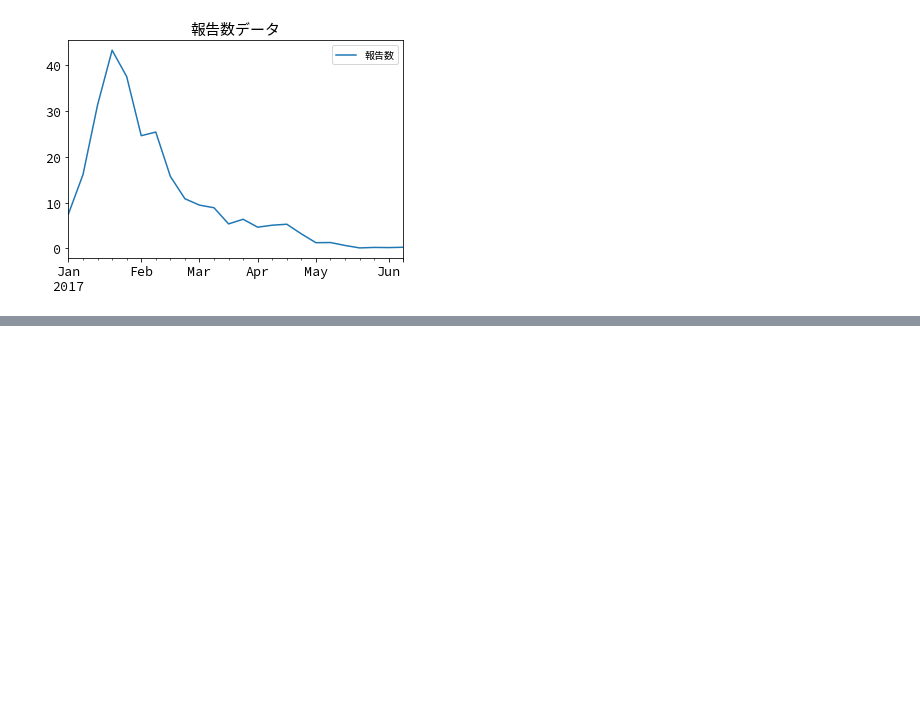
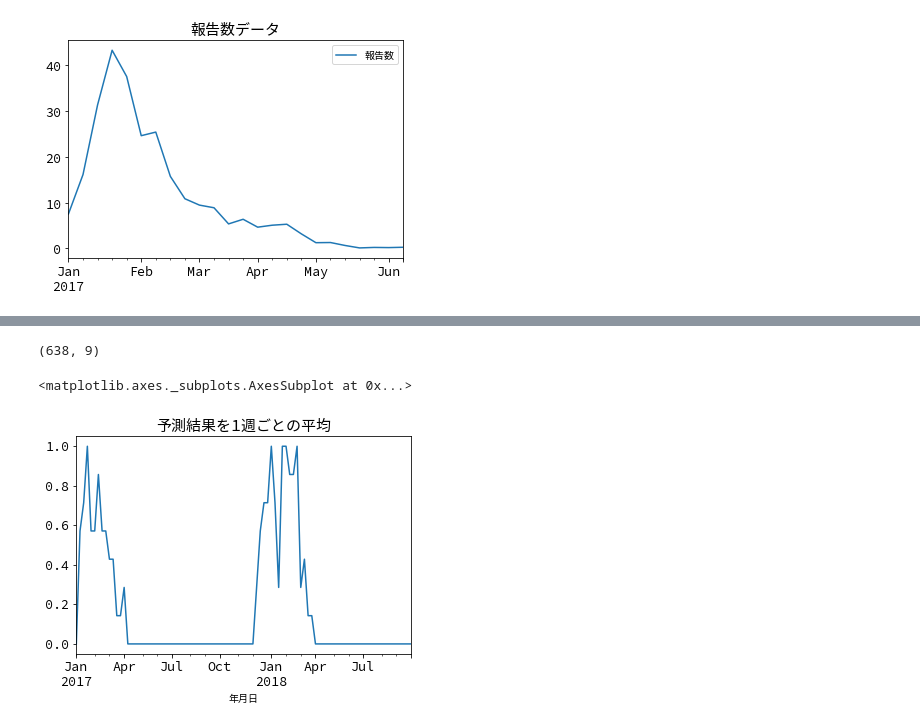
Before and after one commit to terapyon/python-machinelearning-tutorial, a Jupyter notebook: 5-prediction.ipynb, the cells around one changed output, grey strips where cells are left out. Saved outputs shown, nothing was run; the diff lists cells and outputs as text; code cells hidden in the pictures; blank space fills up the shorter version.

```diff
--- a/5-prediction.ipynb
+++ b/5-prediction.ipynb
@@ -216,3 +216,7 @@ df_2017.plot(title="報告数データ")
 # %% [output]
 <matplotlib.axes._subplots.AxesSubplot at 0x...>
 [figure]
+# %%
+df_weather2018 = pd.read_csv("data/気象庁千葉2018.csv", encoding='shift_jis', skiprows=3)
+# %%
+df_weather2018 = df_weather2018.iloc[:, [i for i, t in enumerate(df_weather2018.iloc[1, :].isnull()) if t]]
@@ -218,0 +232,16 @@ df_2017.plot(title="報告数データ")
+# %%
+df_weather2018 = df_weather2018.drop([0, 1])
+df_weather2018["年月日"] = pd.to_datetime(df_weather2018["年月日"])
+df_weather2018 = df_weather2018.set_index("年月日")
+df_weather2018.shape
+# %% [output]
+(638, 9)
+# %%
+pred2018 = clf.predict(df_weather2018)
+# %%
+df_pred2018 = pd.DataFrame(pred2018, columns=["予測"], index=df_weather2018.index)
+df_pred2018_mean = df_pred2018.groupby(pd.Grouper(freq="w"))["予測"].mean()
+df_pred2018_mean.plot(title="予測結果を1週ごとの平均")
+# %% [output]
+<matplotlib.axes._subplots.AxesSubplot at 0x...>
+[figure, added]
```
Also changed, not shown: parts of 5 cells of this notebook.
